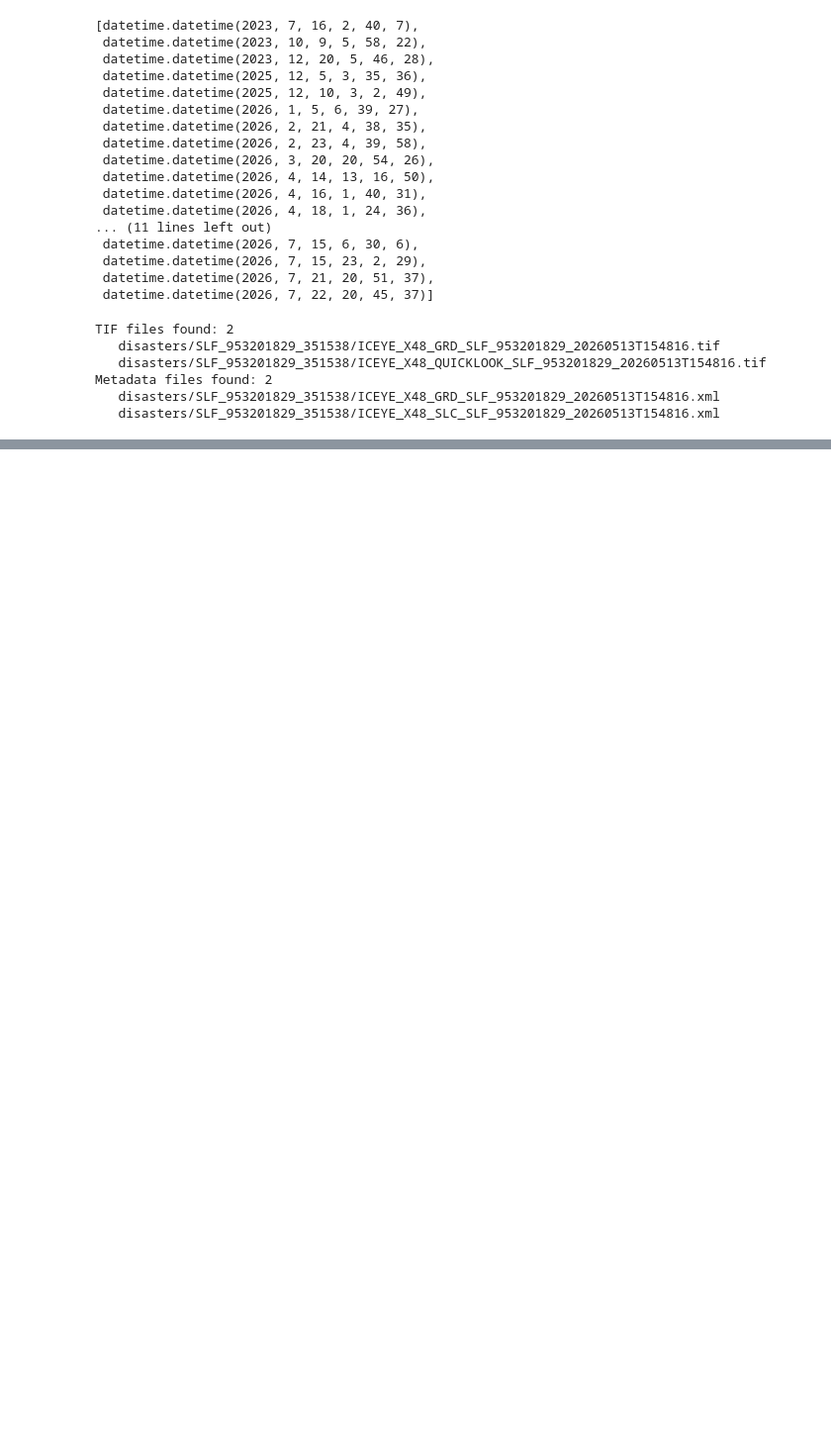
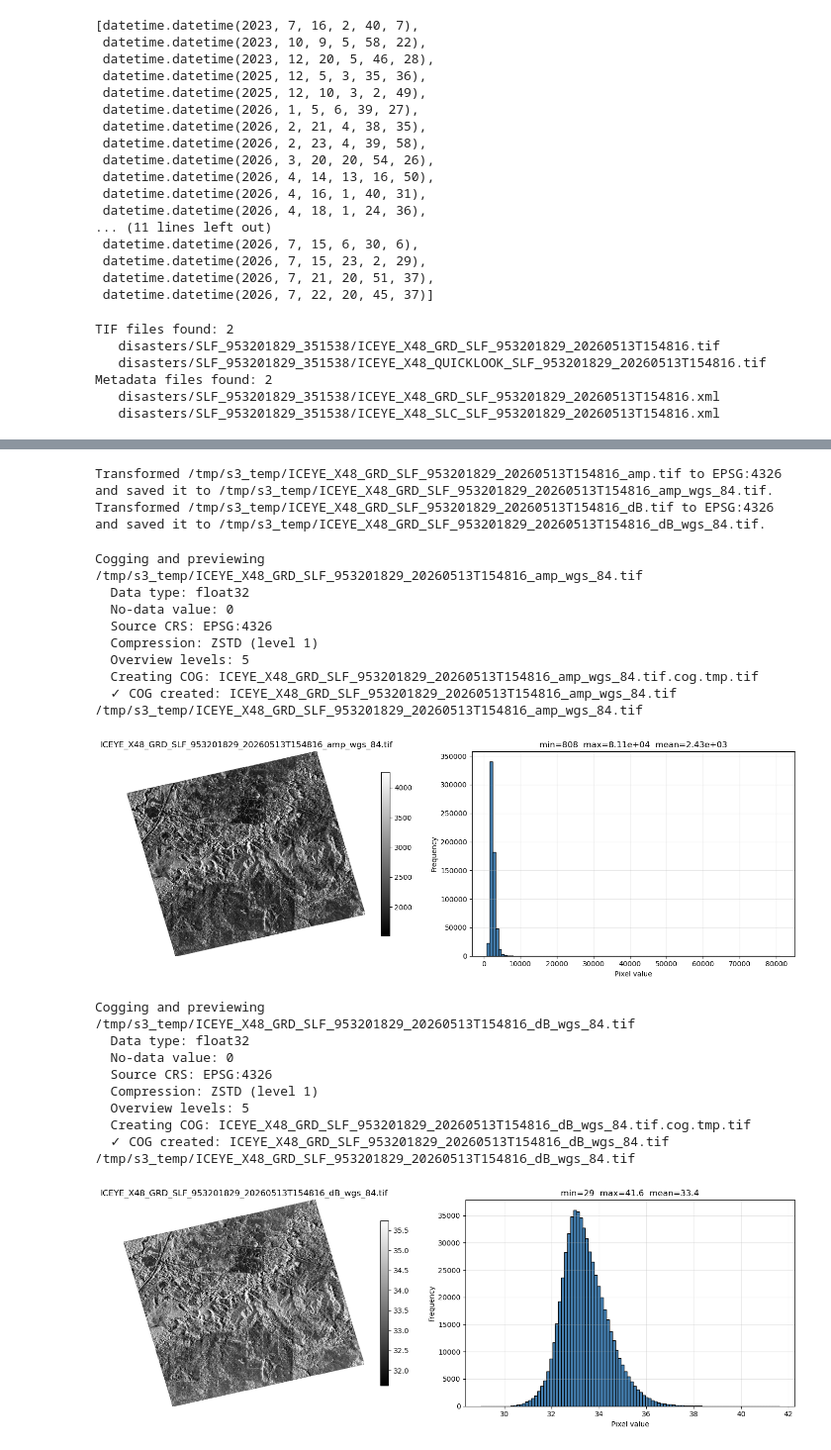
Before and after one commit to Disasters-Learning-Portal/disasters-product-algorithms, a Jupyter notebook: notebooks/testing-notebooks/iceye_base.ipynb, the cells around one changed output, grey strips where cells are left out. Shown at 99% size. Drawn from its saved outputs; the diff is of its cells as text; code cells hidden in the pictures; blank space fills up the shorter version.

Commit message:
Iceye Base
Minimum functional version of Iceye processing.

```diff
--- a/notebooks/testing-notebooks/iceye_base.ipynb
+++ b/notebooks/testing-notebooks/iceye_base.ipynb
@@ -71,3 +71,5 @@ TIF files found: 2
 Metadata files found: 2
    disasters/SLF_953201829_351538/ICEYE_X48_GRD_SLF_953201829_20260513T154816.xml
    disasters/SLF_953201829_351538/ICEYE_X48_SLC_SLF_953201829_20260513T154816.xml
+# %%
+saved_products = iceye_v2.sigmaCalib(tifs, metadata)
@@ -73,0 +89,44 @@ Metadata files found: 2
+# %%
+transformed_products = geotools.transform_geotifs_to_projection(saved_products, [x.replace(".tif", "_wgs_84.tif") for x in saved_products], ['EPSG:4326']*len(saved_products))
+# %% [output]
+Transformed /tmp/s3_temp/ICEYE_X48_GRD_SLF_953201829_20260513T154816_amp.tif to EPSG:4326 and saved it to /tmp/s3_temp/ICEYE_X48_GRD_SLF_953201829_20260513T154816_amp_wgs_84.tif.
+Transformed /tmp/s3_temp/ICEYE_X48_GRD_SLF_953201829_20260513T154816_dB.tif to EPSG:4326 and saved it to /tmp/s3_temp/ICEYE_X48_GRD_SLF_953201829_20260513T154816_dB_wgs_84.tif.
+# %%
+no_data = [0, 0]
+
+from shared_utils.plotting import preview_cogs
+from shared_utils.cog_utils import convert_to_cog
+
+for file_id in range(len(transformed_products)):
+    if transformed_products[file_id] is not None:
+        print(f"Cogging and previewing {transformed_products[file_id]}")
+        cog_path = convert_to_cog(
+            transformed_products[file_id],
+            nodata=no_data[file_id],
+            compression="ZSTD",
+            compression_level=1,
+            dst_crs = None # Note that these files are not in WGS 84, but we're not converting them here.
+        )
+        print(cog_path)
+        preview_cogs([cog_path], sample_n=4)
+# %% [output]
+Cogging and previewing /tmp/s3_temp/ICEYE_X48_GRD_SLF_953201829_20260513T154816_amp_wgs_84.tif
+  Data type: float32
+  No-data value: 0
+  Source CRS: EPSG:4326
+  Compression: ZSTD (level 1)
+  Overview levels: 5
+  Creating COG: ICEYE_X48_GRD_SLF_953201829_20260513T154816_amp_wgs_84.tif.cog.tmp.tif
+  ✓ COG created: ICEYE_X48_GRD_SLF_953201829_20260513T154816_amp_wgs_84.tif
+/tmp/s3_temp/ICEYE_X48_GRD_SLF_953201829_20260513T154816_amp_wgs_84.tif
+[figure, added]
+Cogging and previewing /tmp/s3_temp/ICEYE_X48_GRD_SLF_953201829_20260513T154816_dB_wgs_84.tif
+  Data type: float32
+  No-data value: 0
+  Source CRS: EPSG:4326
+  Compression: ZSTD (level 1)
+  Overview levels: 5
+  Creating COG: ICEYE_X48_GRD_SLF_953201829_20260513T154816_dB_wgs_84.tif.cog.tmp.tif
+  ✓ COG created: ICEYE_X48_GRD_SLF_953201829_20260513T154816_dB_wgs_84.tif
+/tmp/s3_temp/ICEYE_X48_GRD_SLF_953201829_20260513T154816_dB_wgs_84.tif
+[figure, added]
```
Also changed, not shown: parts of 3 cells of this notebook, 3 other files.
